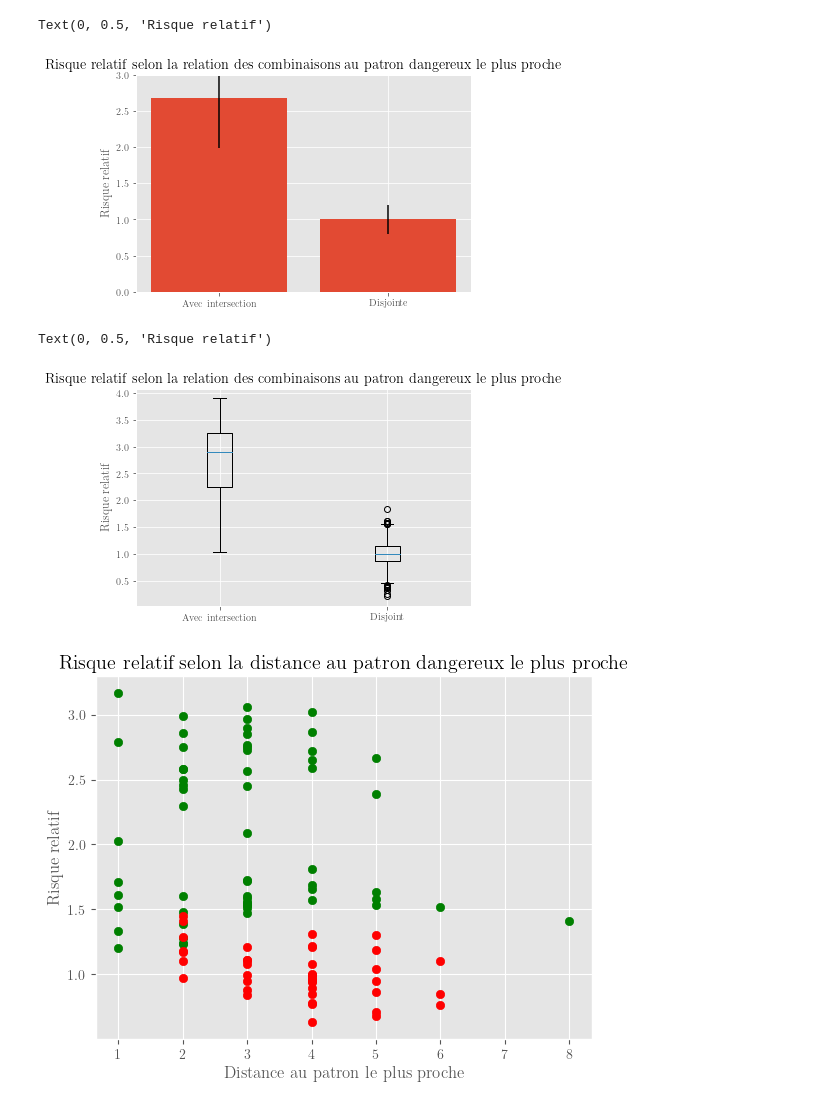
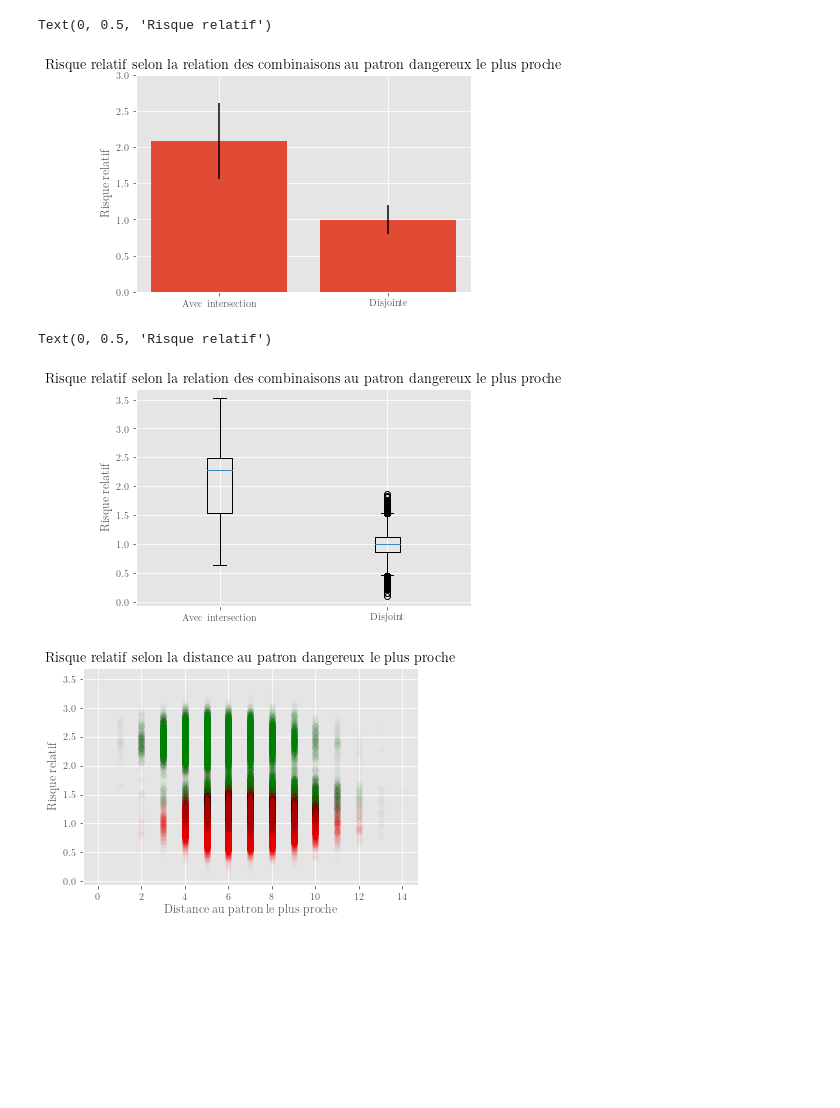
Before and after one commit to Quoding/sim-combi-donnees-massives, a Jupyter notebook: analysis/viz.ipynb, the cells around one changed output. Cells and saved outputs as stored; diff of their text form; code cells hidden in the pictures; blank space fills up the shorter version.

```diff
--- a/analysis/viz.ipynb
+++ b/analysis/viz.ipynb
@@ -7,7 +7,7 @@ import viz_config
 
 seeds = [42]
 # %%
-dataset = pd.read_csv("../datasets/combinations/25_rx_10000_combis_10_patterns_42.csv")
+dataset = pd.read_csv("../datasets/combinations/25_rx_10000_combis_3_patterns_5_mean_42.csv")
 # %%
 inter = dataset[dataset["inter"] == True]
 disjoint = dataset[dataset["inter"] == False]
@@ -27,7 +28,7 @@ plt.title("Risque relatif selon la relation des combinaisons au patron dangereux
 plt.ylabel("Risque relatif")
 # %% [output]
 Text(0, 0.5, 'Risque relatif')
-[figure, old version]
+[figure, new version]
 # %%
 plt.boxplot(
     [risks_inter, risks_disjoint],
@@ -38,14 +39,14 @@ plt.title("Risque relatif selon la relation des combinaisons au patron dangereux
 plt.ylabel("Risque relatif")
 # %% [output]
 Text(0, 0.5, 'Risque relatif')
-[figure, old version]
+[figure, new version]
 # %%
-plt.scatter(x=dists_inter, y=risks_inter, color="green")
-plt.scatter(x=dists_disjoint, y=risks_disjoint, color="red")
+plt.scatter(x=dists_inter, y=risks_inter, color="green", alpha=0.01)
+plt.scatter(x=dists_disjoint, y=risks_disjoint, color="red", alpha=0.01)
 plt.title("Risque relatif selon la distance au patron dangereux le plus proche")
 plt.xlabel("Distance au patron le plus proche")
 plt.ylabel("Risque relatif")
 plt.show()
 # %% [output]
-[figure, old version]
+[figure, new version]
 # %%
```
Also changed, not shown: parts of 2 cells of this notebook, 2 other files.
